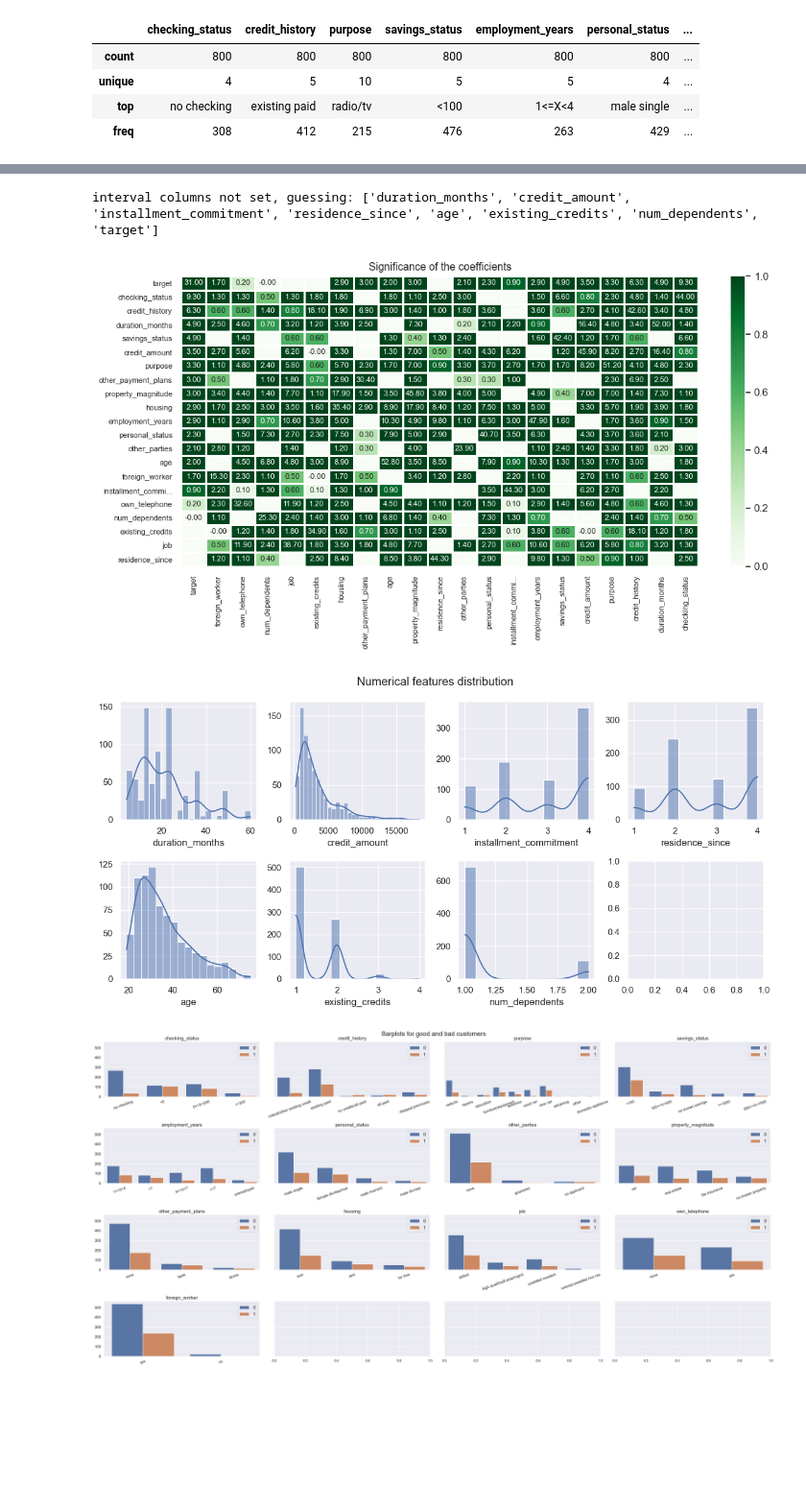
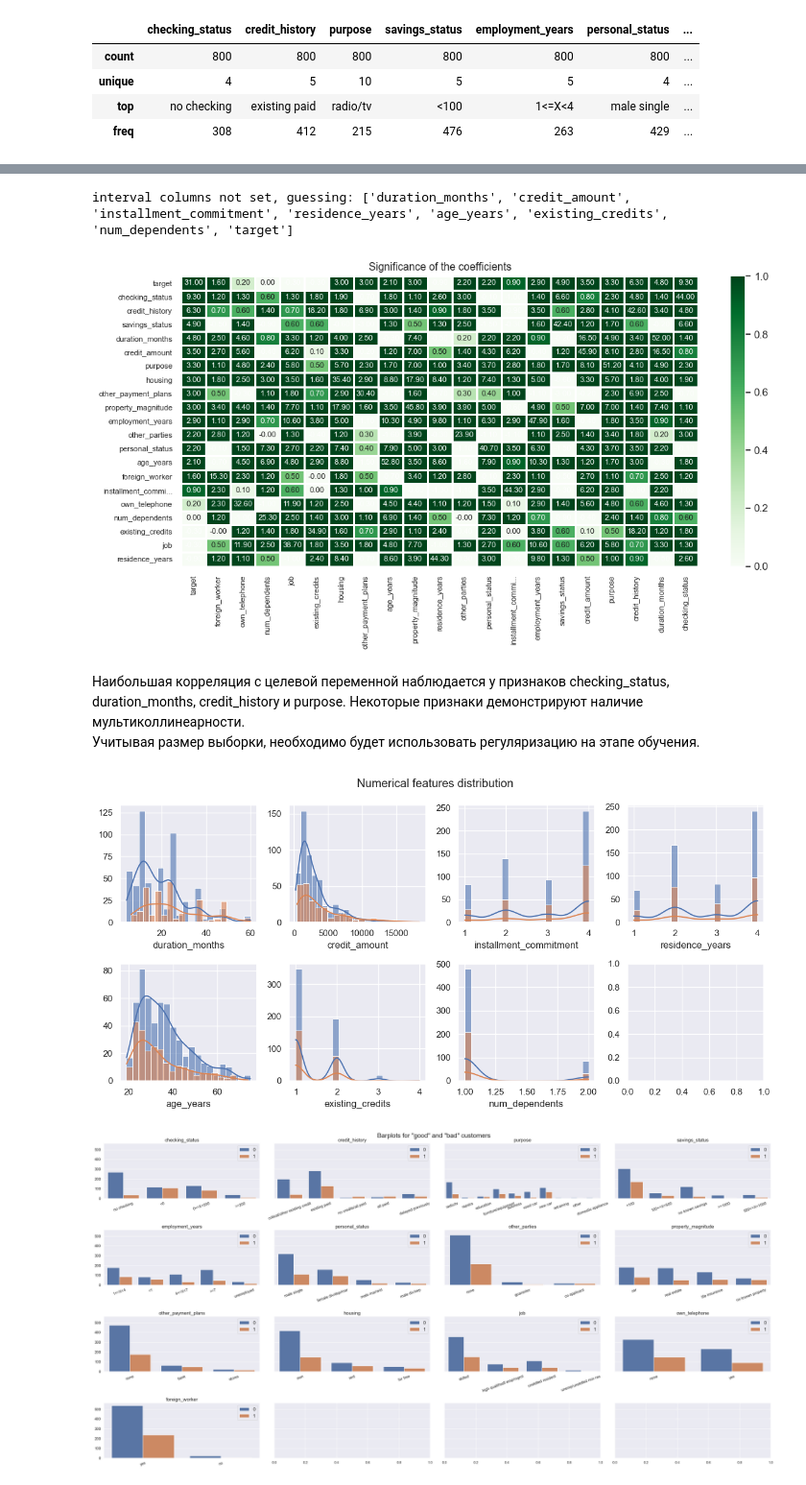
Before and after one commit to Shilenkovv/Credit_risk, a Jupyter notebook: notebooks/eda.ipynb, the cells around one changed output, grey strips where cells are left out. Shown at 96% size. Drawn from its saved outputs; the diff is of its cells as text; code cells hidden in the pictures; blank space fills up the shorter version.

Commit message:
third eda commit

```diff
--- a/notebooks/eda.ipynb
+++ b/notebooks/eda.ipynb
@@ -46,7 +46,8 @@ memory usage: 131.4+ KB
 df = df.rename(columns={
     'duration': 'duration_months',
     'employment': 'employment_years',
-    'residence': 'residence_years',
+    'residence_since': 'residence_years',
+    'age': 'age_years',
     'class': 'target'
 })
 # %%
@@ -147,18 +125,22 @@ plot_correlation_matrix(significance_overview.values,
                         usetex=False, fontsize_factor=0.8, figsize=(11, 6))
 plt.tight_layout()
 # %% [output]
-interval columns not set, guessing: ['duration_months', 'credit_amount', 'installment_commitment', 'residence_since', 'age', 'existing_credits', 'num_dependents', 'target']
+interval columns not set, guessing: ['duration_months', 'credit_amount', 'installment_commitment', 'residence_years', 'age_years', 'existing_credits', 'num_dependents', 'target']
-[figure, old version]
+[figure, new version]
+# %% [markdown]
+Наибольшая корреляция c целевой переменной наблюдается у признаков checking_status, duration_months, credit_history и purpose.  Некоторые признаки демонстрируют наличие мультиколлинеарности.
+Учитывая размер выборки, необходимо будет использовать регуляризацию на этапе обучения.
 # %%
 fig, axes = plt.subplots(2, 4, figsize=(12, 6))
 for i, col in enumerate(num_features):
     ax = axes[int(i // 4), i % 4]
-    sns.histplot(data=df, x=col, ax=ax, kde=True)
+    for cls in df['target'].unique():
+        sns.histplot(data=df[df['target'] == cls], x=col, ax=ax, kde=True, bins=20, alpha=0.6)
     ax.set_ylabel('')
 fig.suptitle('Numerical features distribution')
 fig.tight_layout()
 plt.show()
 # %% [output]
-[figure, old version]
+[figure, new version]
 # %%
 fig, axes = plt.subplots(4, 4, sharey=True, figsize=(30, 15))
```
Also changed, not shown: parts of 10 cells of this notebook, 1 other file.
